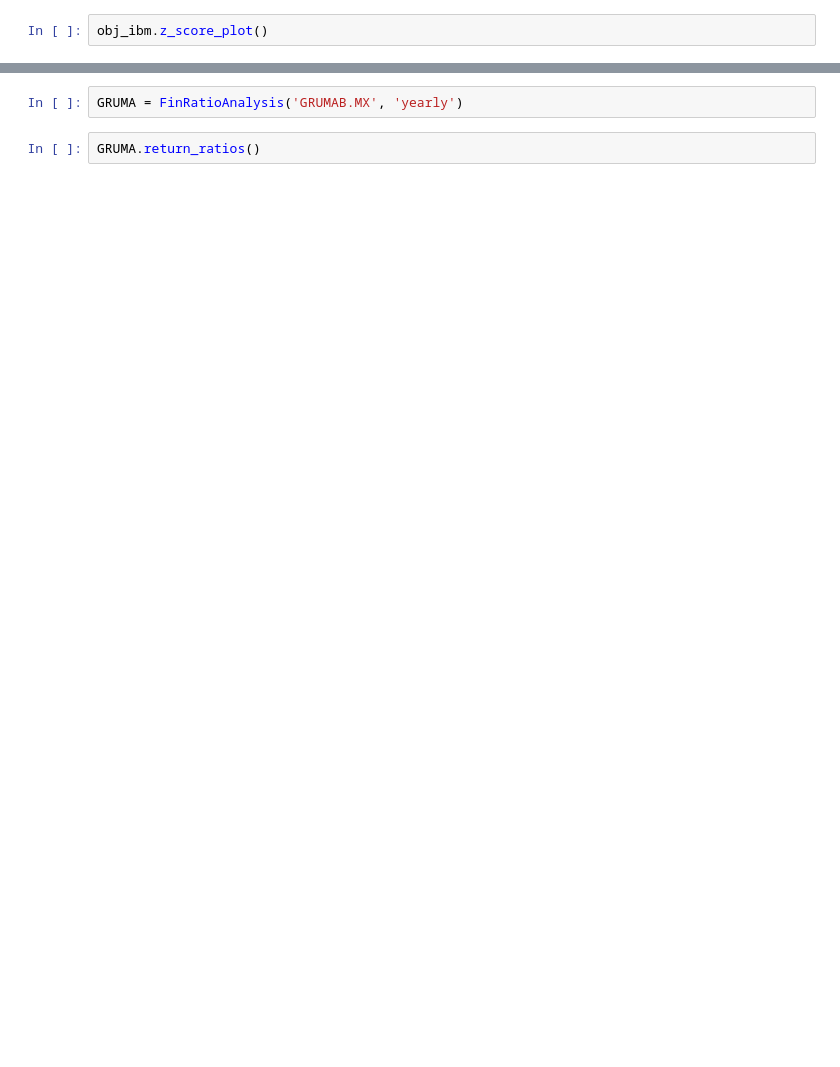
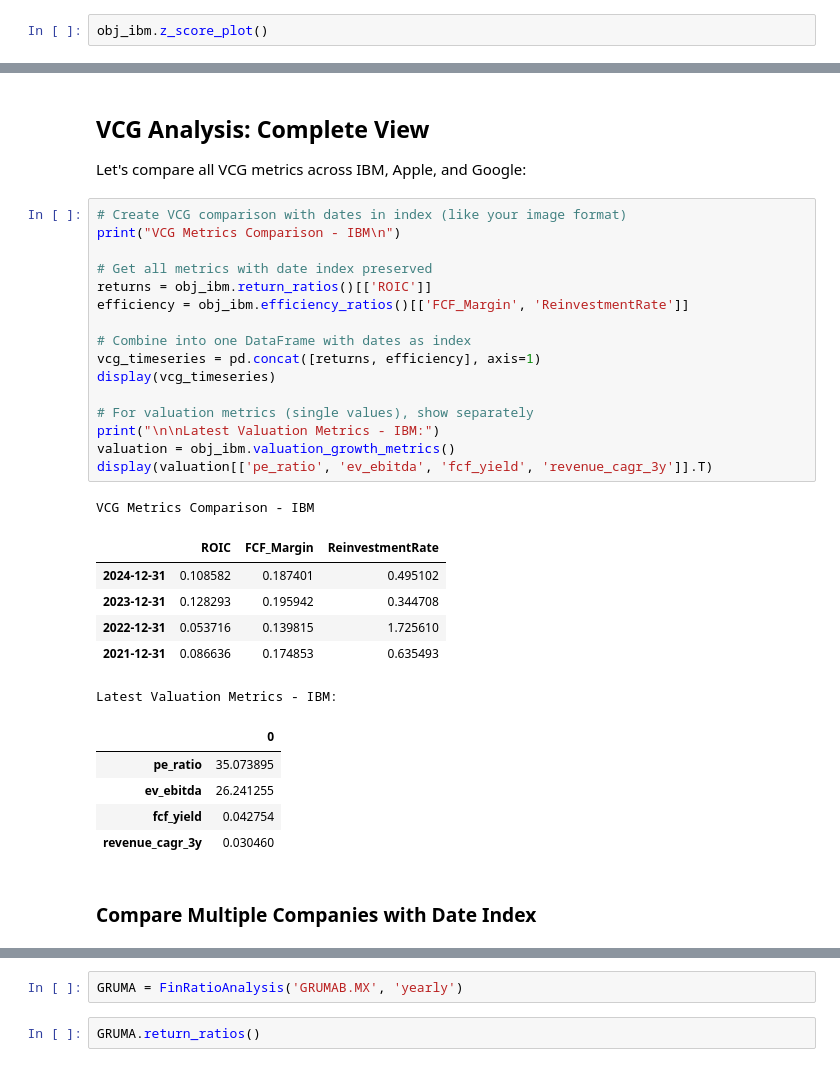
Before and after one commit to lorenzo1285/FinRatioAnalysis, a Jupyter notebook: example/example.ipynb, the cells around one changed output, grey strips where cells are left out. Saved outputs shown, nothing was run; the diff lists cells and outputs as text; blank space fills up the shorter version.

```diff
--- a/example/example.ipynb
+++ b/example/example.ipynb
@@ -108,0 +141,35 @@ GOOG Valuation & Growth Metrics:
+# %% [markdown]
+## VCG Analysis: Complete View
+
+Let's compare all VCG metrics across IBM, Apple, and Google:
+# %%
+# Create VCG comparison with dates in index (like your image format)
+print("VCG Metrics Comparison - IBM\n")
+
+# Get all metrics with date index preserved
+returns = obj_ibm.return_ratios()[['ROIC']]
+efficiency = obj_ibm.efficiency_ratios()[['FCF_Margin', 'ReinvestmentRate']]
+
+# Combine into one DataFrame with dates as index
+vcg_timeseries = pd.concat([returns, efficiency], axis=1)
+display(vcg_timeseries)
+
+# For valuation metrics (single values), show separately
+print("\n\nLatest Valuation Metrics - IBM:")
+valuation = obj_ibm.valuation_growth_metrics()
+display(valuation[['pe_ratio', 'ev_ebitda', 'fcf_yield', 'revenue_cagr_3y']].T)
+# %% [output]
+VCG Metrics Comparison - IBM
+|  | ROIC | FCF_Margin | ReinvestmentRate |
+| 2024-12-31 | 0.108582 | 0.187401 | 0.495102 |
+| 2023-12-31 | 0.128293 | 0.195942 | 0.344708 |
+| 2022-12-31 | 0.053716 | 0.139815 | 1.725610 |
+| 2021-12-31 | 0.086636 | 0.174853 | 0.635493 |
+Latest Valuation Metrics - IBM:
+|  | 0 |
+| pe_ratio | 35.073895 |
+| ev_ebitda | 26.241255 |
+| fcf_yield | 0.042754 |
+| revenue_cagr_3y | 0.030460 |
+# %% [markdown]
+### Compare Multiple Companies with Date Index
```
Also changed, not shown: parts of 28 cells of this notebook, 3 other files.
